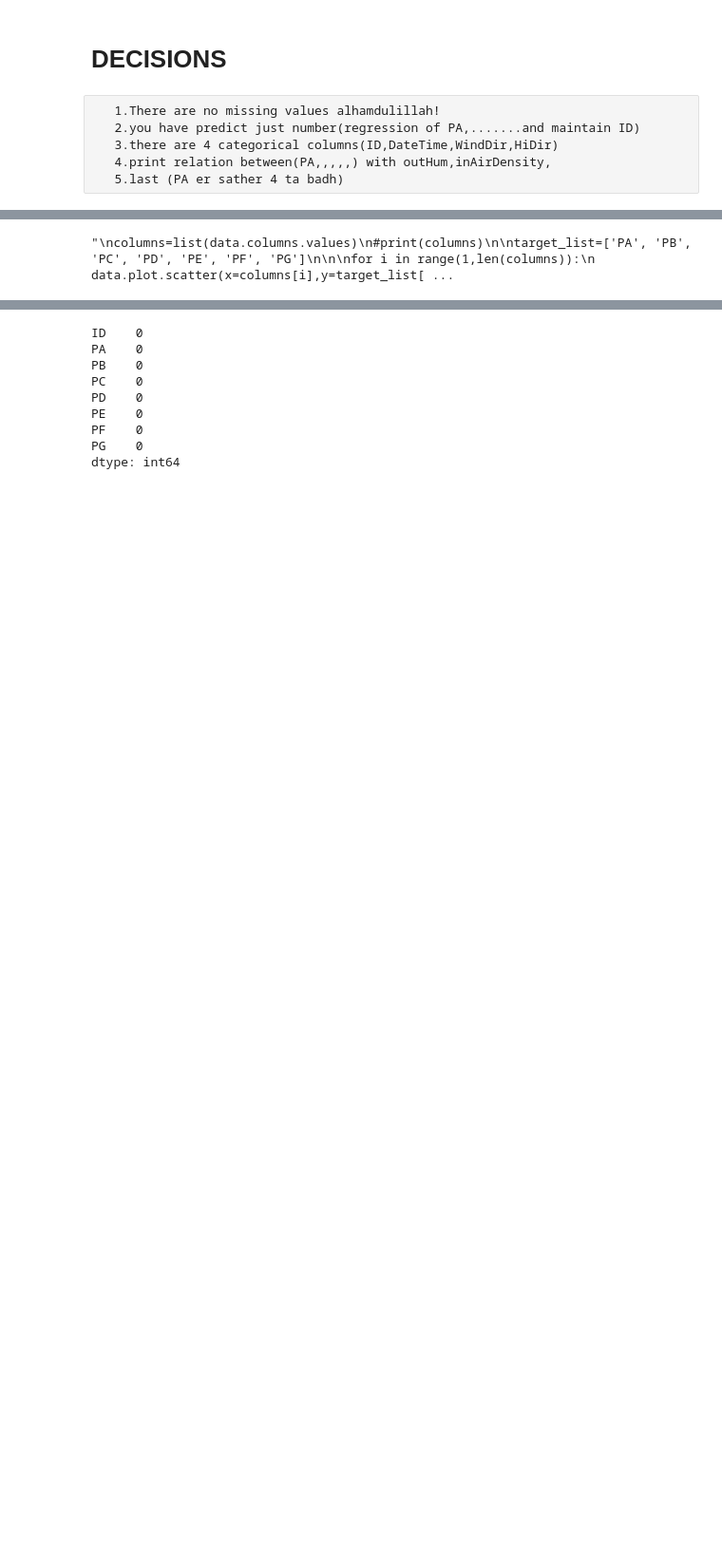
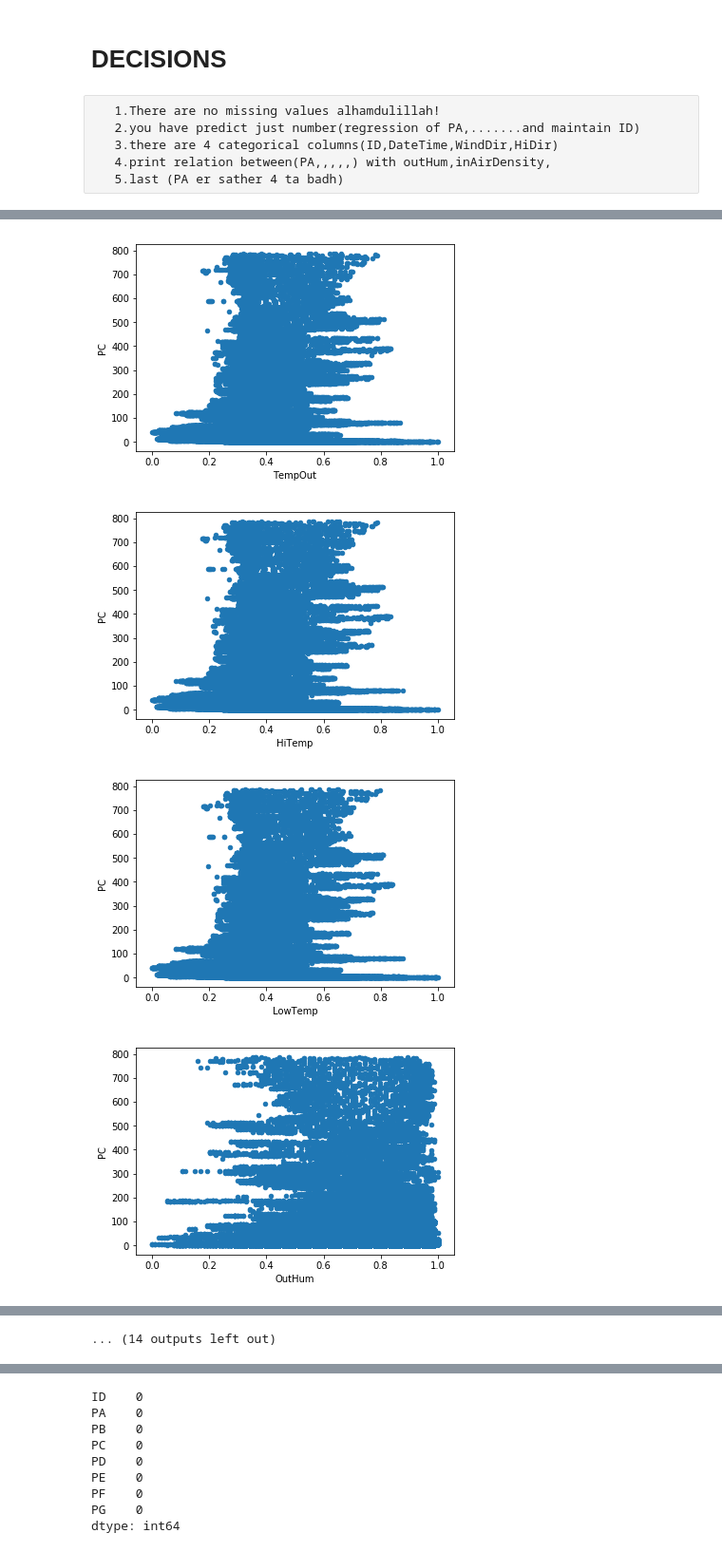
Before and after one commit to forhadsidhu/Hackerearth_contest, a Jupyter notebook: solution.ipynb, the cells around one changed output, grey strips where cells are left out. Shown at 95% size. Cells and saved outputs as stored; diff of their text form; code cells hidden in the pictures; blank space fills up the shorter version.

```diff
--- a/solution.ipynb
+++ b/solution.ipynb
@@ -102,15 +94,19 @@ print(categorical.shape)
 # %%
+
+
+
 #plotting all columns of dataset using "PA"
-"""
+
 columns=list(data.columns.values)
 #print(columns)
 
 target_list=['PA', 'PB', 'PC', 'PD', 'PE', 'PF', 'PG']
 
 
 for i in range(1,len(columns)):
-     data.plot.scatter(x=columns[i],y=target_list[0])
-
-
-"""
+     data.plot.scatter(x=columns[i],y=target_list[2])
 # %% [output]
+[figure, added]
+[figure, added]
+[figure, added]
+[figure, added]
@@ -117 +121 @@ for i in range(1,len(columns)):
-"\ncolumns=list(data.columns.values)\n#print(columns)\n\ntarget_list=['PA', 'PB', 'PC', 'PD', 'PE', 'PF', 'PG']\n\n\nfor i in range(1,len(columns)):\n     data.plot.scatter(x=columns[i],y=target_list[ ...
+... (14 outputs left out)
```
Also changed, not shown: parts of 17 cells of this notebook.
